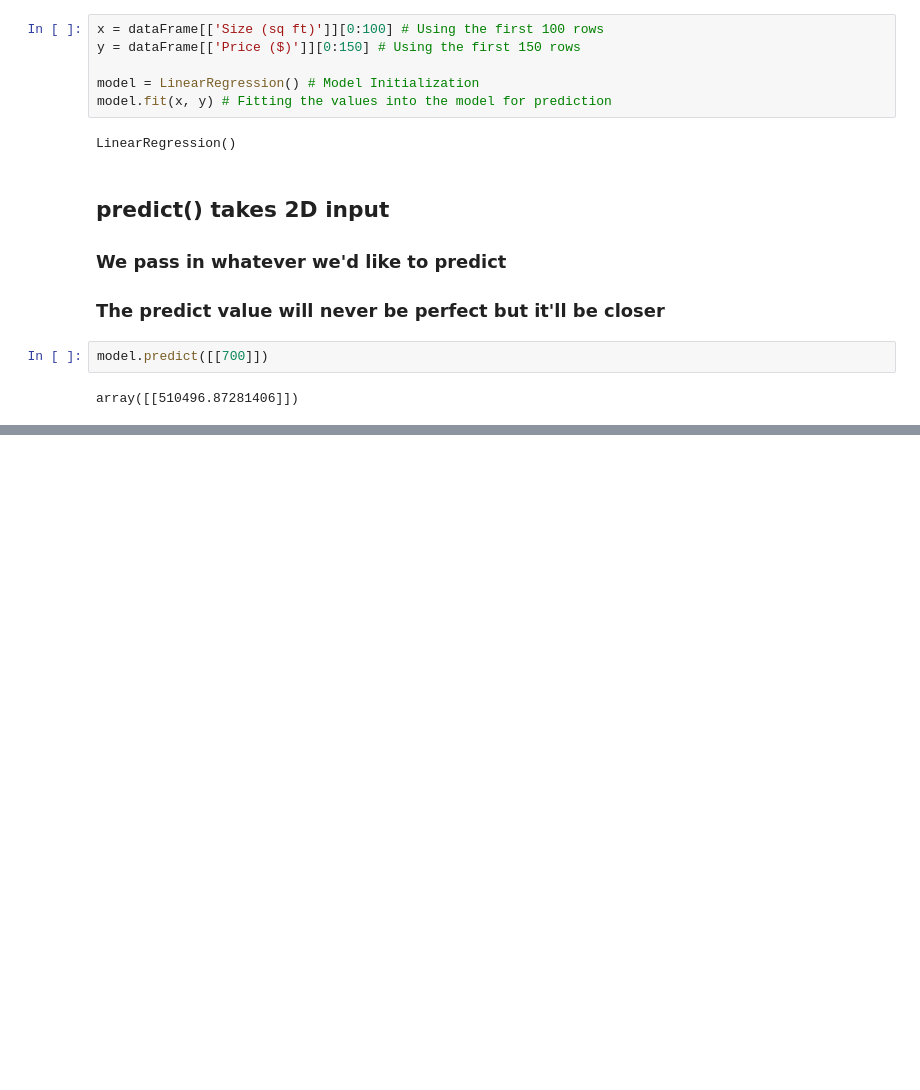
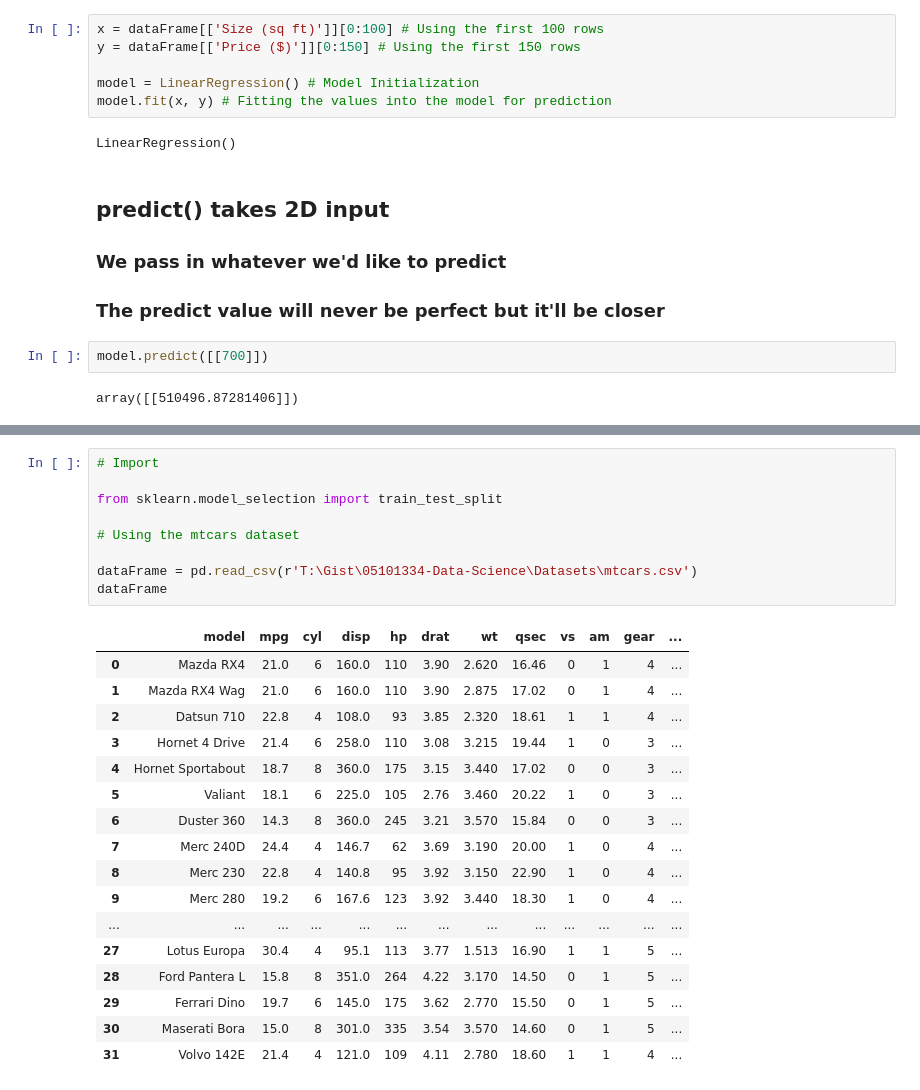
Before and after one commit to Penguin5681/05101334-Data-Science, a Jupyter notebook: Global Notes/DS_Notes.ipynb, the cells around one changed output, grey strips where cells are left out. Cells and saved outputs as stored; diff of their text form; blank space fills up the shorter version.

```diff
--- a/Global Notes/DS_Notes.ipynb
+++ b/Global Notes/DS_Notes.ipynb
@@ -472,0 +441,27 @@ array([[510496.87281406]])
+# %%
+# Import
+
+from sklearn.model_selection import train_test_split
+
+# Using the mtcars dataset
+
+dataFrame = pd.read_csv(r'T:\Gist\05101334-Data-Science\Datasets\mtcars.csv')
+dataFrame
+# %% [output]
+|  | model | mpg | cyl | disp | hp | drat | wt | qsec | vs | am | gear | ... |
+| 0 | Mazda RX4 | 21.0 | 6 | 160.0 | 110 | 3.90 | 2.620 | 16.46 | 0 | 1 | 4 | ... |
+| 1 | Mazda RX4 Wag | 21.0 | 6 | 160.0 | 110 | 3.90 | 2.875 | 17.02 | 0 | 1 | 4 | ... |
+| 2 | Datsun 710 | 22.8 | 4 | 108.0 | 93 | 3.85 | 2.320 | 18.61 | 1 | 1 | 4 | ... |
+| 3 | Hornet 4 Drive | 21.4 | 6 | 258.0 | 110 | 3.08 | 3.215 | 19.44 | 1 | 0 | 3 | ... |
+| 4 | Hornet Sportabout | 18.7 | 8 | 360.0 | 175 | 3.15 | 3.440 | 17.02 | 0 | 0 | 3 | ... |
+| 5 | Valiant | 18.1 | 6 | 225.0 | 105 | 2.76 | 3.460 | 20.22 | 1 | 0 | 3 | ... |
+| 6 | Duster 360 | 14.3 | 8 | 360.0 | 245 | 3.21 | 3.570 | 15.84 | 0 | 0 | 3 | ... |
+| 7 | Merc 240D | 24.4 | 4 | 146.7 | 62 | 3.69 | 3.190 | 20.00 | 1 | 0 | 4 | ... |
+| 8 | Merc 230 | 22.8 | 4 | 140.8 | 95 | 3.92 | 3.150 | 22.90 | 1 | 0 | 4 | ... |
+| 9 | Merc 280 | 19.2 | 6 | 167.6 | 123 | 3.92 | 3.440 | 18.30 | 1 | 0 | 4 | ... |
+| ... | ... | ... | ... | ... | ... | ... | ... | ... | ... | ... | ... | ... |
+| 27 | Lotus Europa | 30.4 | 4 | 95.1 | 113 | 3.77 | 1.513 | 16.90 | 1 | 1 | 5 | ... |
+| 28 | Ford Pantera L | 15.8 | 8 | 351.0 | 264 | 4.22 | 3.170 | 14.50 | 0 | 1 | 5 | ... |
+| 29 | Ferrari Dino | 19.7 | 6 | 145.0 | 175 | 3.62 | 2.770 | 15.50 | 0 | 1 | 5 | ... |
+| 30 | Maserati Bora | 15.0 | 8 | 301.0 | 335 | 3.54 | 3.570 | 14.60 | 0 | 1 | 5 | ... |
+| 31 | Volvo 142E | 21.4 | 4 | 121.0 | 109 | 4.11 | 2.780 | 18.60 | 1 | 1 | 4 | ... |
```
Also changed, not shown: parts of 7 cells of this notebook, 8 other files.
